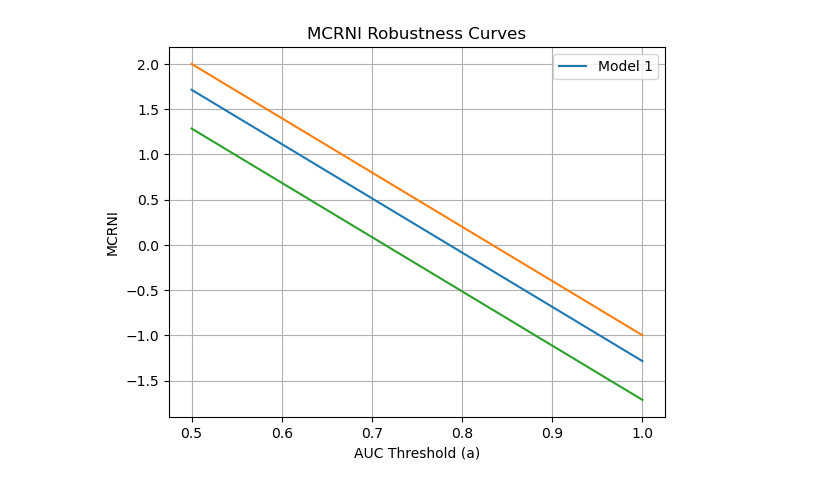
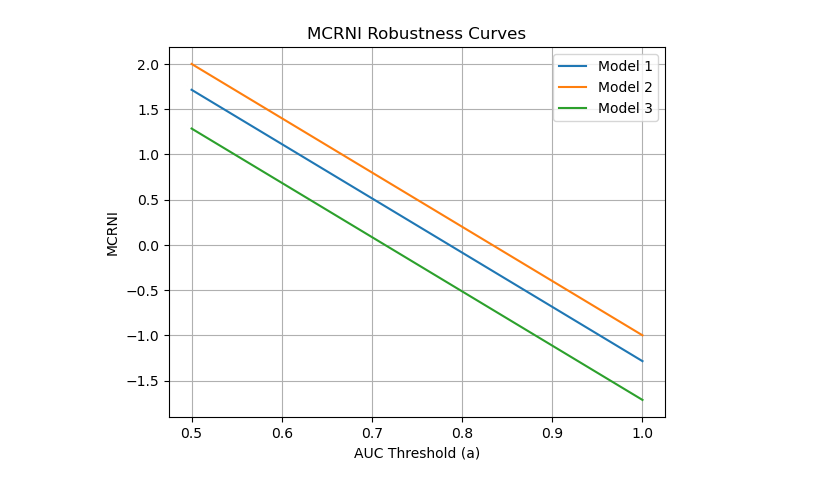
Before and after one commit to ShimengDai/MCRNI_code, a Jupyter notebook: mcrni/test_plot.ipynb, the cells around one changed output. Drawn from its saved outputs; the diff is of its cells as text; code cells hidden in the pictures.

```diff
--- a/mcrni/test_plot.ipynb
+++ b/mcrni/test_plot.ipynb
@@ -14,33 +14,33 @@ y2 = [93, 87, 82, 83, 97, 90, 85, 96, 82, 70, 70, 44, 32]  # Example scores
 y3 = [94, 86, 85, 83, 97, 60, 85, 97, 83, 84, 65, 30, 29]  # Example scores
 
 # Create models
 model1 = MCRNI(y_true, y1)
 model1.name = "Model 1"
 
 model2 = MCRNI(y_true, y2)
 model2.name = "Model 2"
 
 model3 = MCRNI(y_true, y3)
 model3.name = "Model 3"
 auc_grid = np.linspace(0.5, 1.0, 50)
 # print(auc_grid)
 arr1 = compute_mcrni_array(model1, auc_grid)
 arr2 = compute_mcrni_array(model2, auc_grid)
 arr3 = compute_mcrni_array(model3, auc_grid)
 
 # Shared AUC grid
 
 #print(arr1)
 #print(arr2)
 #print(arr3)
 # Initialize plot
 fig, ax = init_mcrni_plot( arr1, auc_grid, "Model 1")
 
 # Add others one by one
-add_mcrni_curve(ax, arr2, auc_grid)
-add_mcrni_curve(ax, arr3, auc_grid)
+add_mcrni_curve(ax, arr2, auc_grid, "Model 2")
+add_mcrni_curve(ax, arr3, auc_grid, "Model 3")
 
 # Show
 #show_mcrni_plot(ax)
 # %% [output]
-[figure, old version]
+[figure, new version]
```
